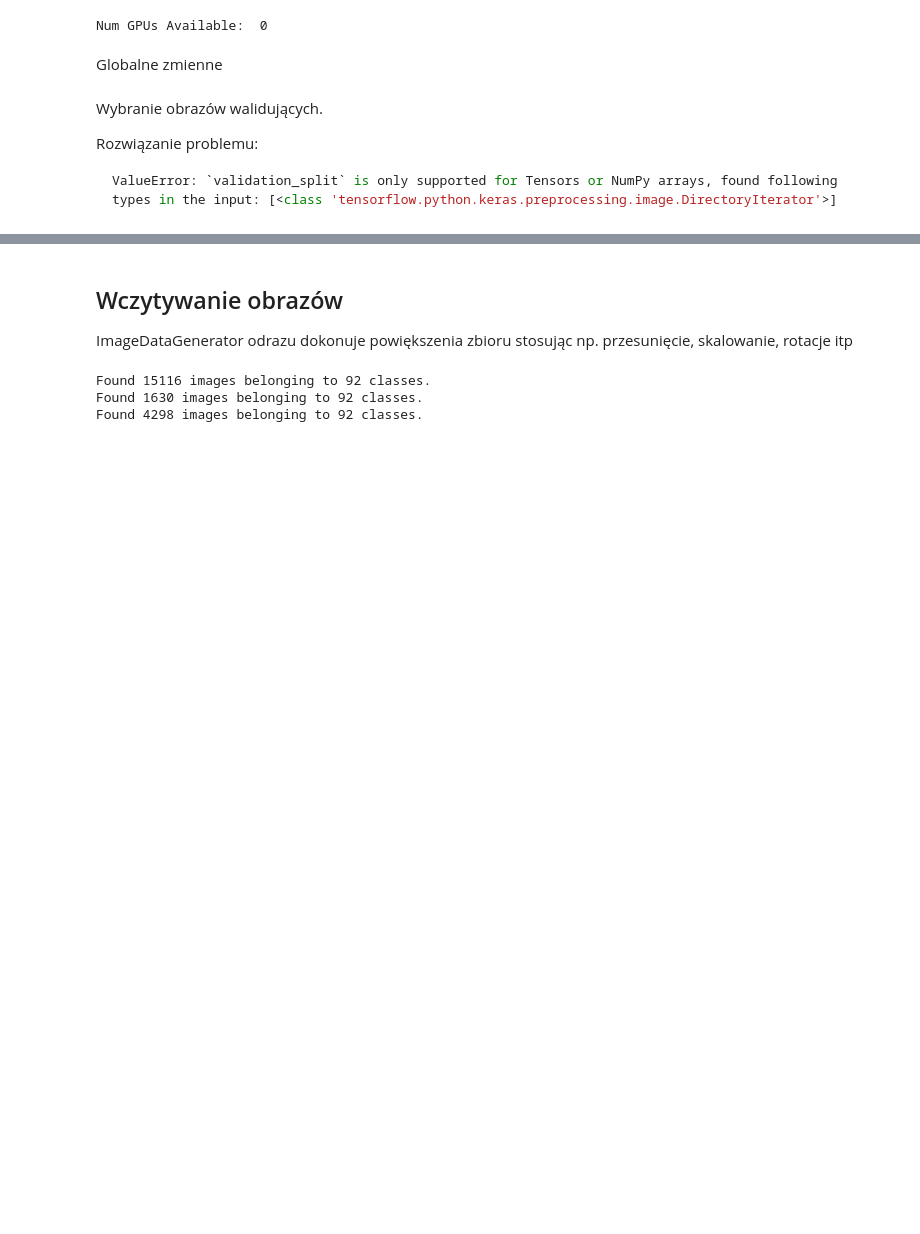
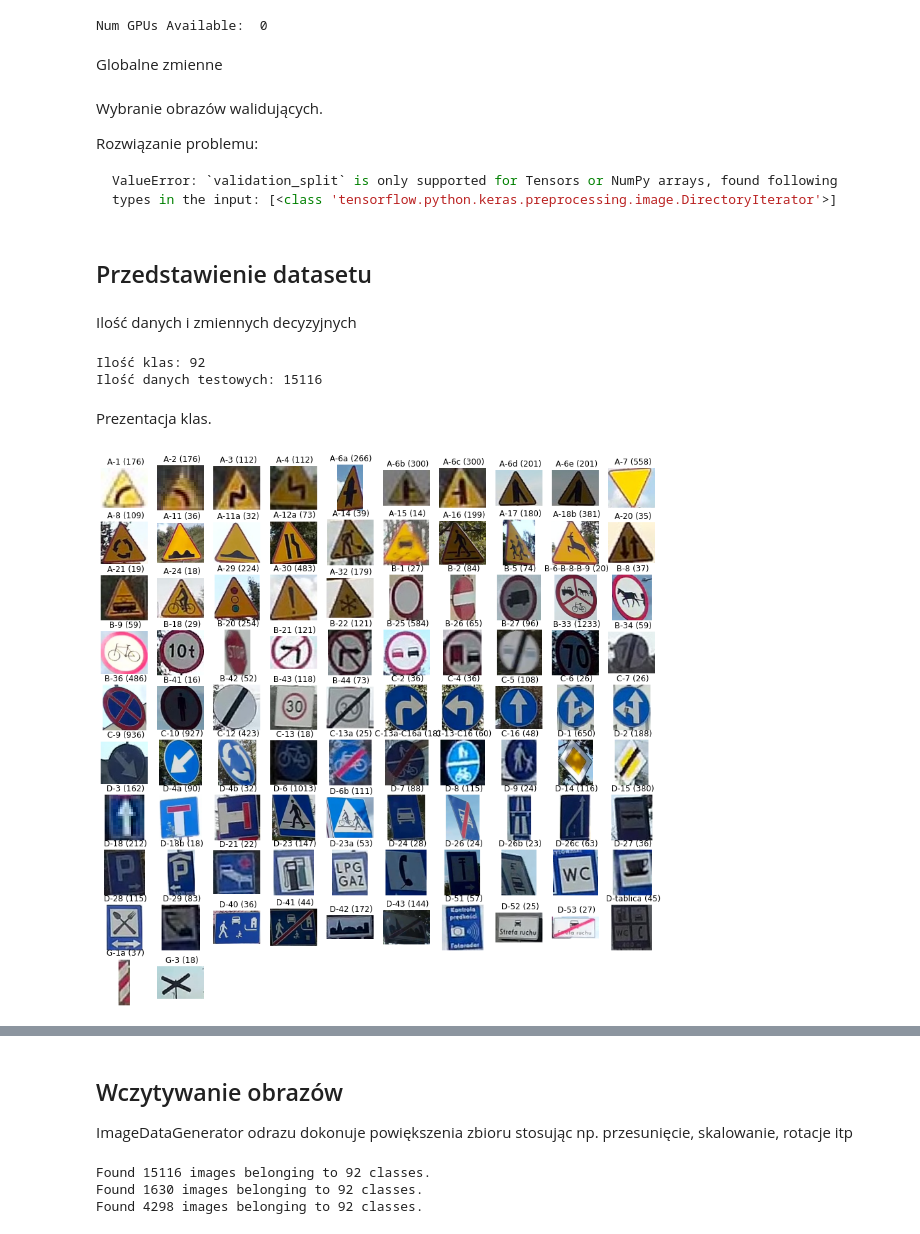
Before and after one commit to oszwilk/ArtificialIntelligenceFundamentals, a Jupyter notebook: traffic-sign2.ipynb, the cells around one changed output, grey strips where cells are left out. Saved outputs shown, nothing was run; the diff lists cells and outputs as text; code cells hidden in the pictures; blank space fills up the shorter version.

Commit message:
Dataset presentation

```diff
--- a/traffic-sign2.ipynb
+++ b/traffic-sign2.ipynb
@@ -62,3 +65,49 @@ if os.path.isdir(valid_path) is False:
         ile_elementow = len(elementy_w_folderze)
         for i in random.sample(range(0, ile_elementow), int(ile_elementow*validation_split_dataset)):
             shutil.move(os.path.join(src_dir, elementy_w_folderze[i]) , dest_dir)
+# %% [markdown]
+## Przedstawienie datasetu
+# %%
+def load_data(data_dir):
+    directories = [d for d in os.listdir(train_path)
+                   if os.path.isdir(os.path.join(train_path, d))]
+    labels = []
+    images = []
+    for d in directories:
+        label_dir = os.path.join(train_path, d)
+        file_names = [os.path.join(label_dir, f)
+                      for f in os.listdir(label_dir) if f.endswith(".jpg")]
+        for f in file_names:
+            #print(f)
+            images.append(io.imread(f))
+            labels.append(int(d))
+    return images, labels
+# %% [markdown]
+Ilość danych i zmiennych decyzyjnych
+# %%
+global_labels = pd.read_csv('./data/labels.csv', delimiter=',')
+images, labels = load_data(train_path)
+
+print("Ilość klas: {0}\nIlość danych testowych: {1}".format(len(set(labels)), len(images)))
+# %% [output]
+Ilość klas: 92
+Ilość danych testowych: 15116
+# %% [markdown]
+Prezentacja klas.
+# %%
+def display_images_and_labels(images, labels):
+    unique_labels = set(labels)
+    plt.figure(figsize=(15, 15))
+    i = 1
+    for label in unique_labels:
+        image = images[labels.index(label)]
+        plt.subplot(10, 10, i) # X - Y
+        plt.axis('off')
+        plt.title(" {0} ({1})".format(global_labels["Sign"][int(label)], labels.count(label)))
+        i += 1
+        _ = plt.imshow(image)
+    plt.show()
+
+display_images_and_labels(images, labels)
+# %% [output]
+[figure, added]
```
Also changed, not shown: parts of 14 cells of this notebook.
